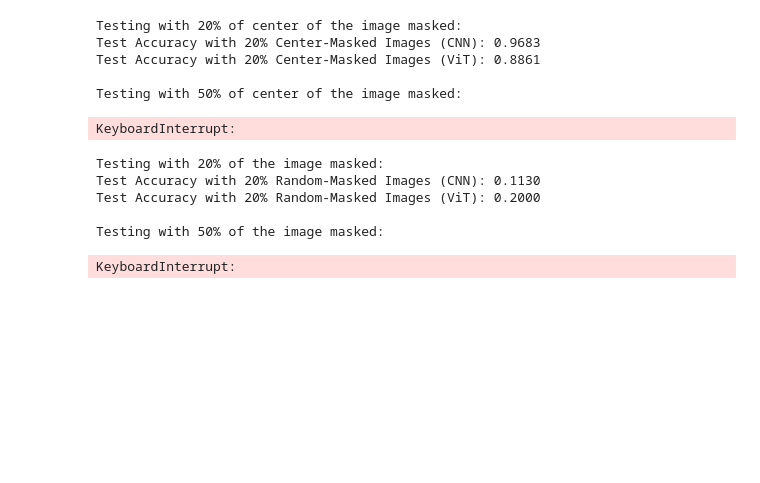
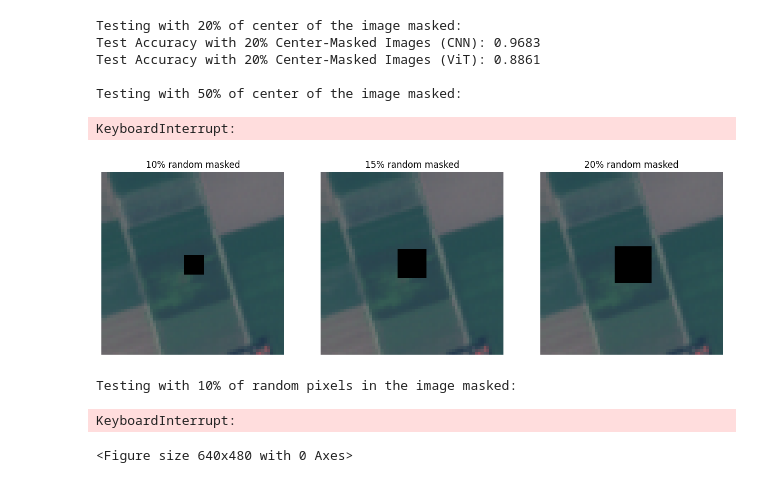
Before and after one commit to sinskid/deep_learning_project, a Jupyter notebook: notebooks/evaluation.ipynb, the cells around one changed output. Cells and saved outputs as stored; diff of their text form; code cells hidden in the pictures; blank space fills up the shorter version.

```diff
--- a/notebooks/evaluation.ipynb
+++ b/notebooks/evaluation.ipynb
@@ -91,19 +91,19 @@ plt.show()
 Warning: You are sending unauthenticated requests to the HF Hub. Please set a HF_TOKEN to enable higher rate limits and faster downloads.
 [figure]
 # %%
-# # Datasets sans effets
-# cnn_dataloader = d.load_data(batch_size=batch_size,num_workers=num_workers, model_name = "cnn", data_type = "test")
-# vit_dataloader = d.load_data(batch_size=batch_size,num_workers=num_workers, model_name = "vit", data_type = "test")
+# Datasets sans effets
+cnn_dataloader = d.load_data(batch_size=batch_size,num_workers=num_workers, model_name = "cnn", data_type = "test")
+vit_dataloader = d.load_data(batch_size=batch_size,num_workers=num_workers, model_name = "vit", data_type = "test")
 
-# # Test accuracy CNN sans effets
-# acc_cnn = accuracy(cnn_dataloader_test, model_cnn, device)
-# print(f"Test Accuracy (CNN): {acc_cnn:.4f}")
+# Test accuracy CNN sans effets
+acc_cnn = accuracy(cnn_dataloader, model_cnn, device)
+print(f"Test Accuracy (CNN): {acc_cnn:.4f}")
 
-# # Test accuracy ViT sans effets
-# acc_vit = accuracy(vit_dataloader_test, model_vit, device)
-# print(f"Test Accuracy (ViT): {acc_vit:.4f}")
+# Test accuracy ViT sans effets
+acc_vit = accuracy(vit_dataloader, model_vit, device)
+print(f"Test Accuracy (ViT): {acc_vit:.4f}")
 
-# log_result("no effect", acc_cnn, acc_vit)
+log_result("no effect", acc_cnn, acc_vit)
 # %%
 # Datasets avec effets masquage du centre de l'image
 mask_percent = [0.2, 0.5, 0.8]
@@ -140,37 +145,43 @@ Testing with 50% of center of the image masked:
 KeyboardInterrupt:
 # %%
 # Datasets avec effets masquage aléatoire de l'image
-mask_percent = [0.1, 0.15 0.2]
+mask_percent = [0.1, 0.15, 0.2]
+
+fig, axes = plt.subplots(1, 3, figsize=(15, 5))
+
+# Boucle sur les différents pourcentages de masque
+for ax, mask in zip(axes, mask_percent):
+    # Modifier l'image en appliquant un effet
+    modified_image = d.apply_random_mask(image, mask)
+    ax.imshow(modified_image)
+    ax.axis('off')  # Masquer les axes
+    ax.set_title(f"{int(mask*100)}% random masked")
+
+plt.show()
+plt.tight_layout()
+plt.savefig(os.path.join(paths["images"], "random_masked_images.png"))
 
 for mask in mask_percent:
 
     # Appliquer le masque au centre de l'image et sauvegarder l'image
     print(f"\nTesting with {int(mask*100)}% of random pixels in the image masked:")
 
     # Créer des dataloaders avec l'effet de masque centré
     random_mask_effects = {"random_mask": mask}
     cnn_dataloader = d.load_data(batch_size=batch_size,num_workers=num_workers, data_type="test", model_name = "cnn", effects=random_mask_effects)
     vit_dataloader = d.load_data(batch_size=batch_size,num_workers=num_workers, data_type="test", model_name = "vit", effects=random_mask_effects)
     acc_cnn_effects = accuracy(cnn_dataloader, model_cnn, device)
     acc_vit_effects = accuracy(vit_dataloader, model_vit, device)
 
     print(f"Test Accuracy with {int(mask*100)}% Random-Masked Images (CNN): {acc_cnn_effects:.4f}")
     print(f"Test Accuracy with {int(mask*100)}% Random-Masked Images (ViT): {acc_vit_effects:.4f}")
 
     log_result(f"{int(mask*100)}_random_masked", acc_cnn_effects, acc_vit_effects)
-
-    # Appliquer le masque au centre de l'image et sauvegarder l'image
-    modified_image = d.apply_random_mask(image, mask)
-    #show_image(image, label[0])
-    img_path = os.path.join(paths["images"], f"random_mask_img_{int(mask*100)}.png")
-    plt.imsave(img_path, modified_image)
 # %% [output]
+[figure, added]
-Testing with 20% of the image masked:
-Test Accuracy with 20% Random-Masked Images (CNN): 0.1130
-Test Accuracy with 20% Random-Masked Images (ViT): 0.2000
-
-Testing with 50% of the image masked:
+Testing with 10% of random pixels in the image masked:
 KeyboardInterrupt:
+<Figure size 640x480 with 0 Axes>
 # %%
 # Datasets avec effets masquage aléatoire de l'image
 gaussian_blur_radii = [1, 5, 10]
```
Also changed, not shown: parts of 3 cells of this notebook, 1 other file.
